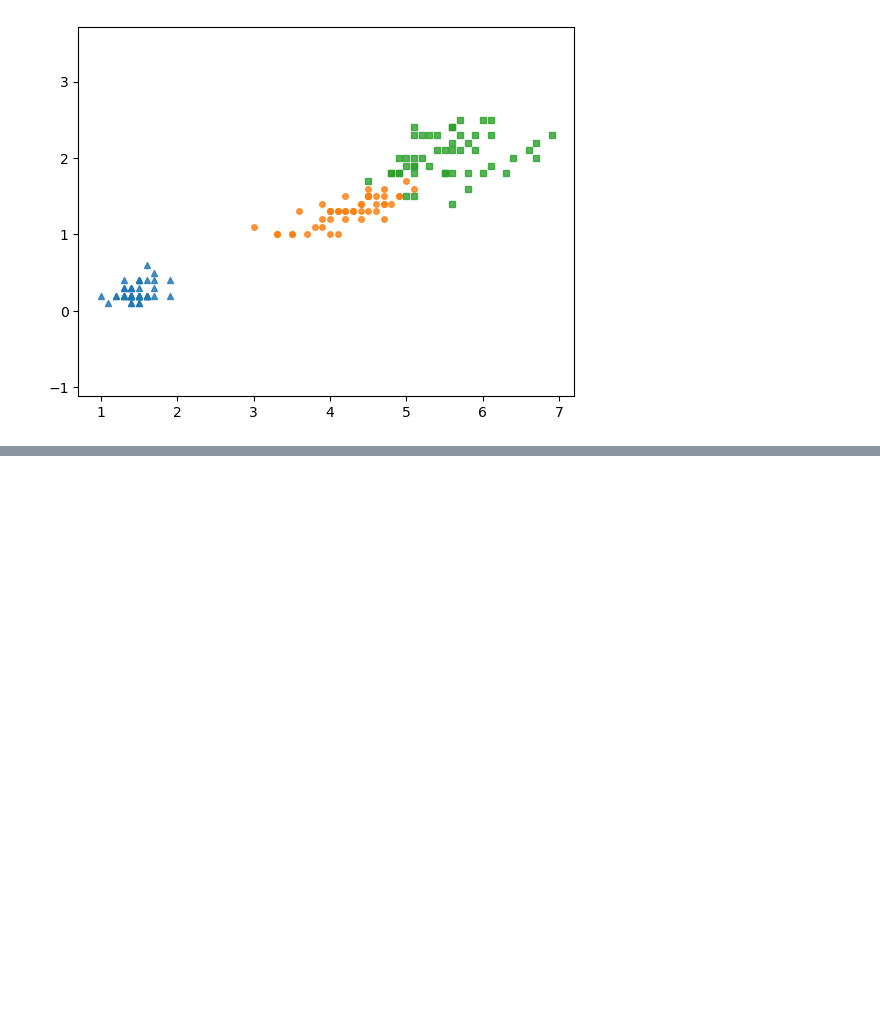
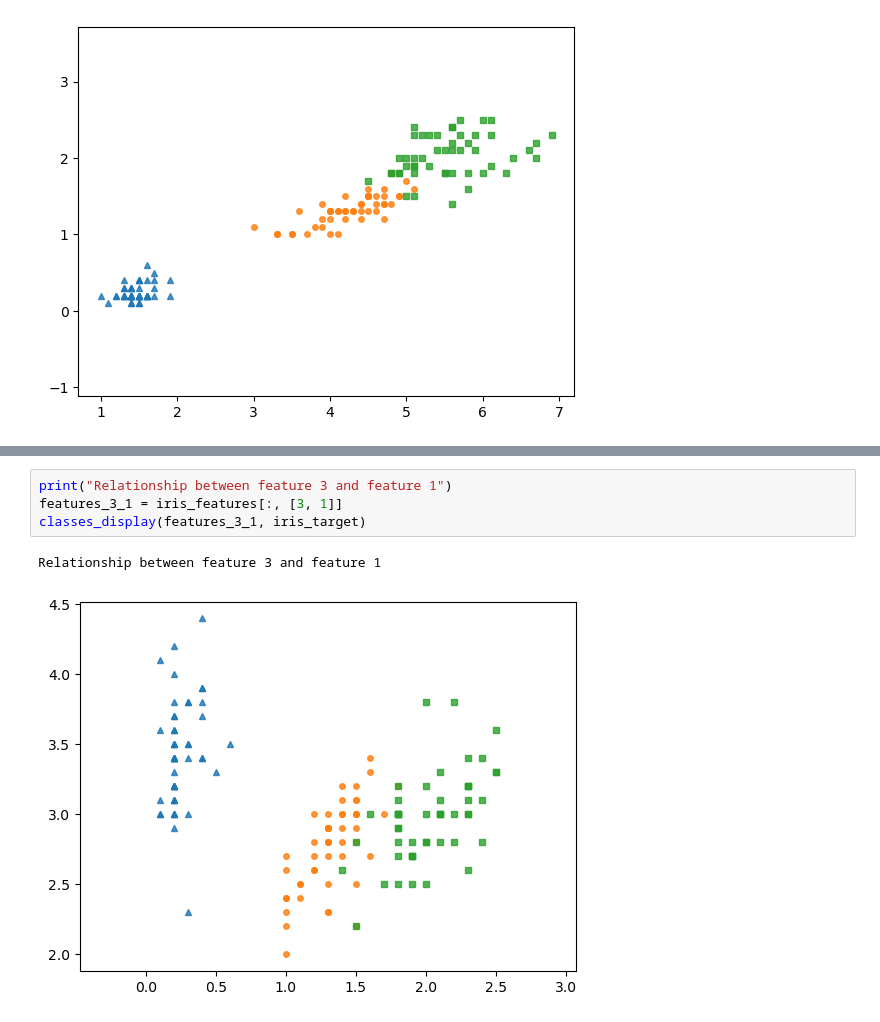
Before and after one commit to TaQuangKhoi/He-thong-thong-tin-thong-minh, a Jupyter notebook: 16-Jun-2023 - KNN - Iris.ipynb, the cells around one changed output, grey strips where cells are left out. Drawn from its saved outputs; the diff is of its cells as text; blank space fills up the shorter version.

```diff
--- a/16-Jun-2023 - KNN - Iris.ipynb
+++ b/16-Jun-2023 - KNN - Iris.ipynb
@@ -214,0 +222,7 @@ Relationship between feature 2 and feature 3
+# %%
+print("Relationship between feature 3 and feature 1")
+features_3_1 = iris_features[:, [3, 1]]
+classes_display(features_3_1, iris_target)
+# %% [output]
+Relationship between feature 3 and feature 1
+[figure, added]
```
Also changed, not shown: parts of 2 cells of this notebook.
